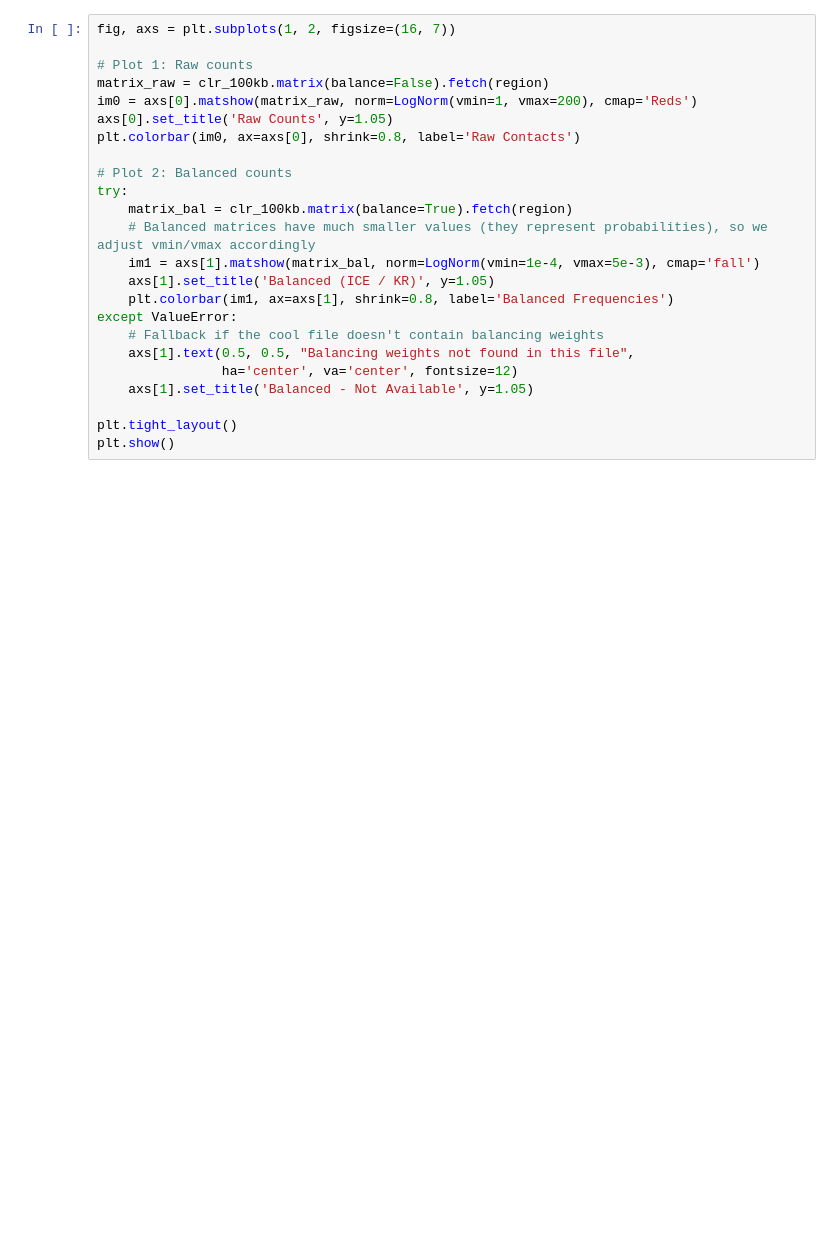
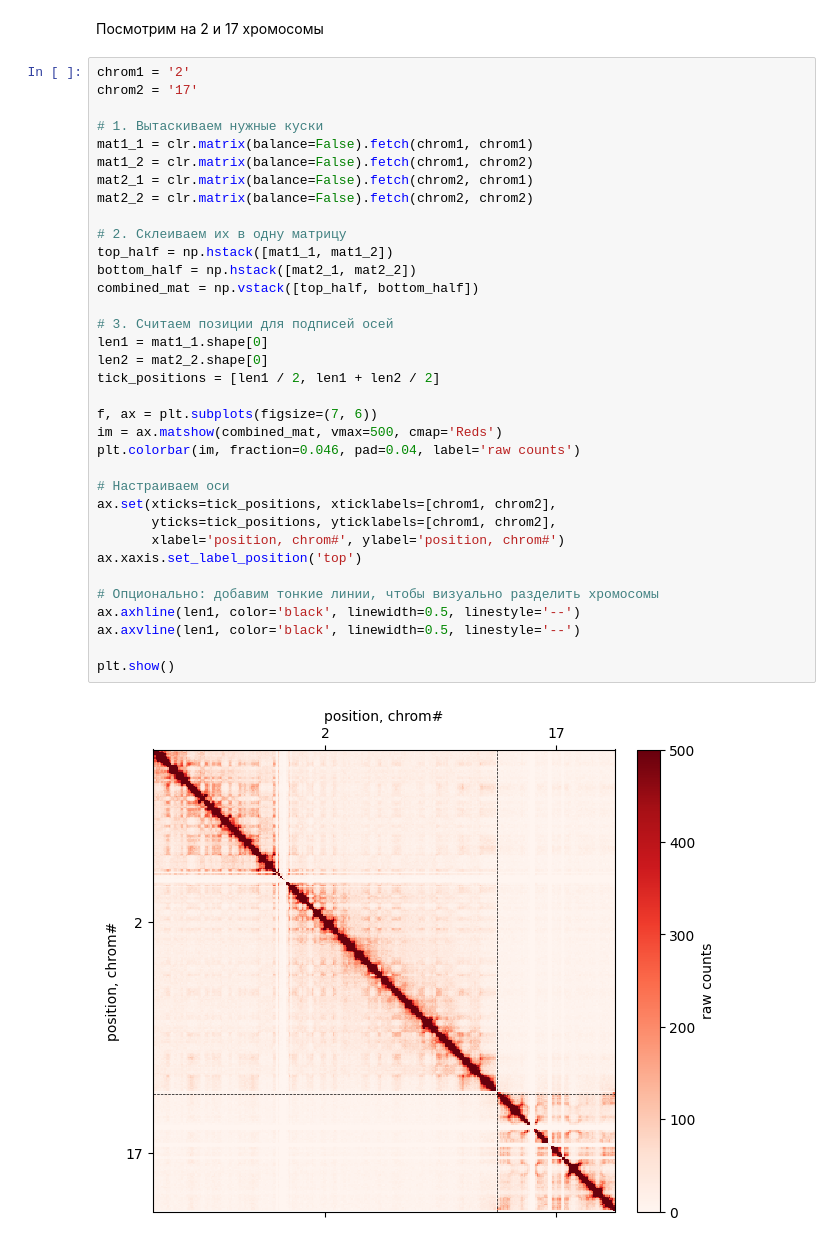
Before and after one commit to dpanc2/BI_HiC_analysis, a Jupyter notebook: notebooks/visualization.ipynb, the cells around one changed output. Cells and saved outputs as stored; diff of their text form; blank space fills up the shorter version.

```diff
--- a/notebooks/visualization.ipynb
+++ b/notebooks/visualization.ipynb
@@ -84,24 +55,39 @@ Let's compare raw counts with balanced counts side-by-side using the `balance=Tr
-# %%
-fig, axs = plt.subplots(1, 2, figsize=(16, 7))
-
-# Plot 1: Raw counts
-matrix_raw = clr_100kb.matrix(balance=False).fetch(region)
-im0 = axs[0].matshow(matrix_raw, norm=LogNorm(vmin=1, vmax=200), cmap='Reds')
-axs[0].set_title('Raw Counts', y=1.05)
-plt.colorbar(im0, ax=axs[0], shrink=0.8, label='Raw Contacts')
-
-# Plot 2: Balanced counts
-try:
-    matrix_bal = clr_100kb.matrix(balance=True).fetch(region)
-    # Balanced matrices have much smaller values (they represent probabilities), so we adjust vmin/vmax accordingly
-    im1 = axs[1].matshow(matrix_bal, norm=LogNorm(vmin=1e-4, vmax=5e-3), cmap='fall')
-    axs[1].set_title('Balanced (ICE / KR)', y=1.05)
-    plt.colorbar(im1, ax=axs[1], shrink=0.8, label='Balanced Frequencies')
-except ValueError:
-    # Fallback if the cool file doesn't contain balancing weights
-    axs[1].text(0.5, 0.5, "Balancing weights not found in this file",
-                ha='center', va='center', fontsize=12)
-    axs[1].set_title('Balanced - Not Available', y=1.05)
-
-plt.tight_layout()
-plt.show()
+# %% [markdown]
+Посмотрим на 2 и 17 хромосомы
+# %%
+chrom1 = '2'
+chrom2 = '17'
+
+# 1. Вытаскиваем нужные куски
+mat1_1 = clr.matrix(balance=False).fetch(chrom1, chrom1)
+mat1_2 = clr.matrix(balance=False).fetch(chrom1, chrom2)
+mat2_1 = clr.matrix(balance=False).fetch(chrom2, chrom1)
+mat2_2 = clr.matrix(balance=False).fetch(chrom2, chrom2)
+
+# 2. Склеиваем их в одну матрицу
+top_half = np.hstack([mat1_1, mat1_2])
+bottom_half = np.hstack([mat2_1, mat2_2])
+combined_mat = np.vstack([top_half, bottom_half])
+
+# 3. Считаем позиции для подписей осей
+len1 = mat1_1.shape[0]
+len2 = mat2_2.shape[0]
+tick_positions = [len1 / 2, len1 + len2 / 2]
+
+f, ax = plt.subplots(figsize=(7, 6))
+im = ax.matshow(combined_mat, vmax=500, cmap='Reds')
+plt.colorbar(im, fraction=0.046, pad=0.04, label='raw counts')
+
+# Настраиваем оси
+ax.set(xticks=tick_positions, xticklabels=[chrom1, chrom2],
+       yticks=tick_positions, yticklabels=[chrom1, chrom2],
+       xlabel='position, chrom#', ylabel='position, chrom#')
+ax.xaxis.set_label_position('top')
+
+# Опционально: добавим тонкие линии, чтобы визуально разделить хромосомы
+ax.axhline(len1, color='black', linewidth=0.5, linestyle='--')
+ax.axvline(len1, color='black', linewidth=0.5, linestyle='--')
+
+plt.show()
+# %% [output]
+[figure, added]
```
Also changed, not shown: parts of 16 cells of this notebook, 4 other files.
